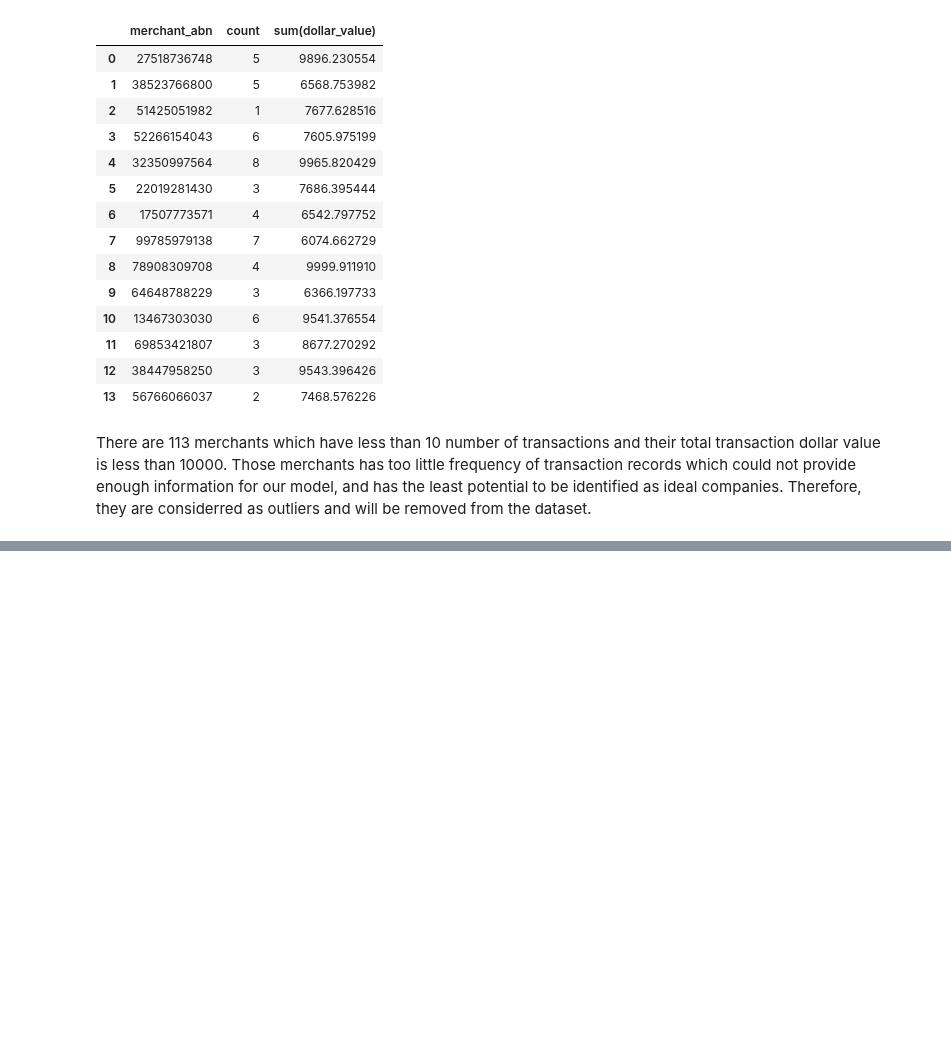
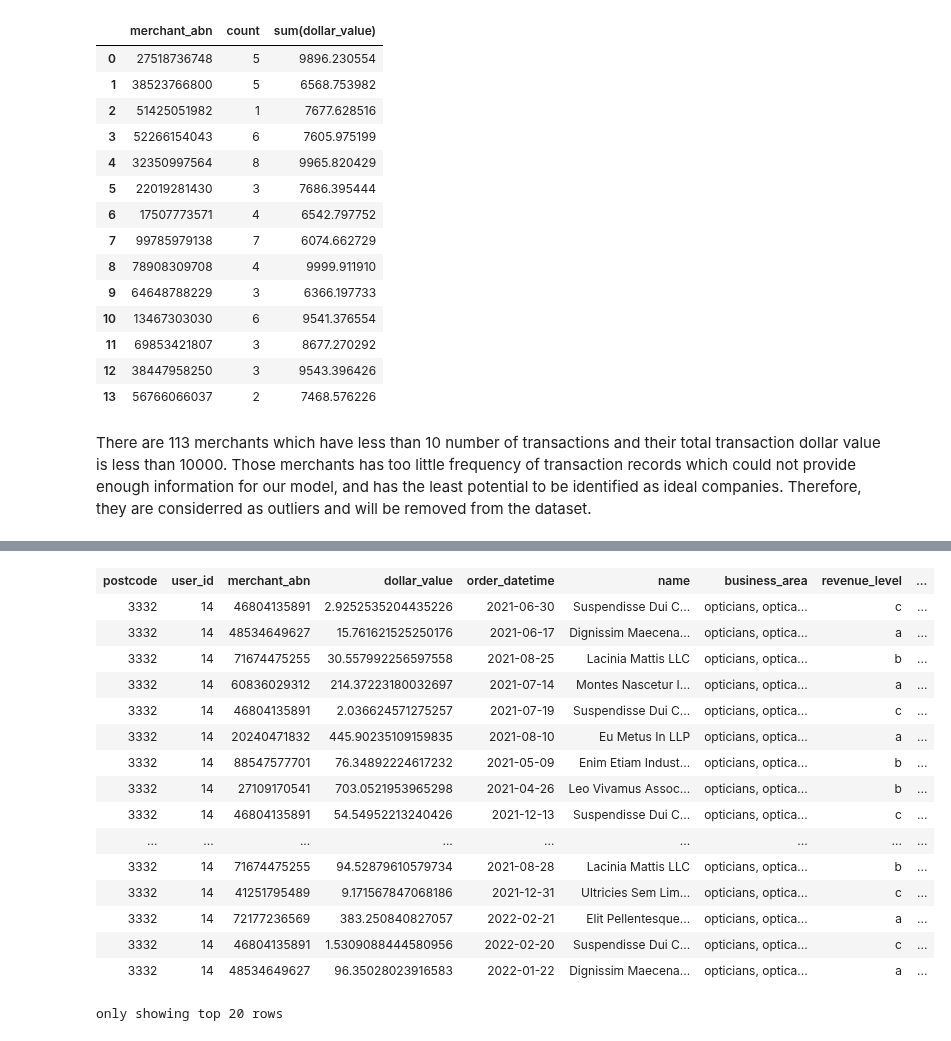
Before and after one commit to MAST30034-Applied-Data-Science/generic-buy-now-pay-later-project-group-45, a Jupyter notebook: notebooks/preprocessing2.ipynb, the cells around one changed output, grey strips where cells are left out. Cells and saved outputs as stored; diff of their text form; code cells hidden in the pictures; blank space fills up the shorter version.

Commit message:
business area allocated

```diff
--- a/notebooks/preprocessing2.ipynb
+++ b/notebooks/preprocessing2.ipynb
@@ -200,0 +213,3 @@ clean_full = full.filter(~full.merchant_abn.isin(removed_merchants))
+# %%
+busi_area = clean_full.groupby('business_area').count().sort("business_area").select("business_area").toPandas()['business_area'].to_list()
+busi_area
@@ -200,0 +234,10 @@ clean_full = full.filter(~full.merchant_abn.isin(removed_merchants))
+# %%
+# the mapping is based on common knowledge and references from industry information published by Australian Government.
+#  https://business.gov.au/planning/industry-information
+busi_area_type = ["Retail_trade", "Arts_recreation_services", "Retail_trade", "Retail_trade", "Retail_trade", "Retail_trade", "Professional_scientific_technical_seervices", "Retail_trade",
+"Retail_trade", "Retail_trade", "Retail_trade", "Manufacturing", "Retail_trade", "Other_services", "Retail_trade", "Retail_trade", "Retail_trade", "Retail_trade",
+"Retail_trade", "Manufacturing", "Retail_trade", "Retail_trade", "Information_media_telecommunications", "Retail_trade", "Other_services"]
+
+allocation_df = pd.DataFrame(list(zip(busi_area, busi_area_type)),
+               columns =['business_area', 'business_area_type'])
+allocation_df
@@ -201,3 +262,28 @@ clean_full = full.filter(~full.merchant_abn.isin(removed_merchants))
+# %%
+# convert pandas to pyspark dataframe to merge with clean full dataset
+allocation_sdf=spark.createDataFrame(allocation_df)
+# %%
+# add the business_area_type into clean_full_dataset
+clean_full = clean_full.join(allocation_sdf, clean_full.business_area == allocation_sdf.business_area).drop(allocation_sdf.business_area)
+clean_full
+# %% [output]
+| postcode | user_id | merchant_abn | dollar_value | order_datetime | name | business_area | revenue_level | ... |
+| 3332 | 14 | 46804135891 | 2.9252535204435226 | 2021-06-30 | Suspendisse Dui C... | opticians, optica... | c | ... |
+| 3332 | 14 | 48534649627 | 15.761621525250176 | 2021-06-17 | Dignissim Maecena... | opticians, optica... | a | ... |
+| 3332 | 14 | 71674475255 | 30.557992256597558 | 2021-08-25 | Lacinia Mattis LLC | opticians, optica... | b | ... |
+| 3332 | 14 | 60836029312 | 214.37223180032697 | 2021-07-14 | Montes Nascetur I... | opticians, optica... | a | ... |
+| 3332 | 14 | 46804135891 | 2.036624571275257 | 2021-07-19 | Suspendisse Dui C... | opticians, optica... | c | ... |
+| 3332 | 14 | 20240471832 | 445.90235109159835 | 2021-08-10 | Eu Metus In LLP | opticians, optica... | a | ... |
+| 3332 | 14 | 88547577701 | 76.34892224617232 | 2021-05-09 | Enim Etiam Indust... | opticians, optica... | b | ... |
+| 3332 | 14 | 27109170541 | 703.0521953965298 | 2021-04-26 | Leo Vivamus Assoc... | opticians, optica... | b | ... |
+| 3332 | 14 | 46804135891 | 54.54952213240426 | 2021-12-13 | Suspendisse Dui C... | opticians, optica... | c | ... |
+| ... | ... | ... | ... | ... | ... | ... | ... | ... |
+| 3332 | 14 | 71674475255 | 94.52879610579734 | 2021-08-28 | Lacinia Mattis LLC | opticians, optica... | b | ... |
+| 3332 | 14 | 41251795489 | 9.171567847068186 | 2021-12-31 | Ultricies Sem Lim... | opticians, optica... | c | ... |
+| 3332 | 14 | 72177236569 | 383.250840827057 | 2022-02-21 | Elit Pellentesque... | opticians, optica... | a | ... |
+| 3332 | 14 | 46804135891 | 1.5309088444580956 | 2022-02-20 | Suspendisse Dui C... | opticians, optica... | c | ... |
+| 3332 | 14 | 48534649627 | 96.35028023916583 | 2022-01-22 | Dignissim Maecena... | opticians, optica... | a | ... |
+only showing top 20 rows
 # %%
 # save dataset
 clean_full.write.mode('overwrite').parquet('../data/curated/clean_full_dataset/')
```
Also changed, not shown: parts of 5 cells of this notebook.
